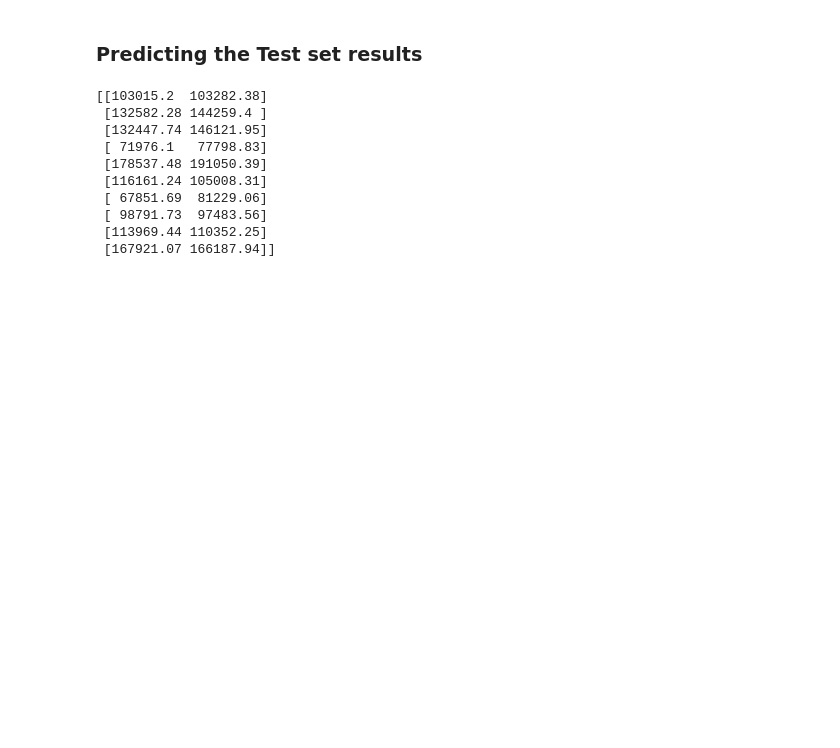
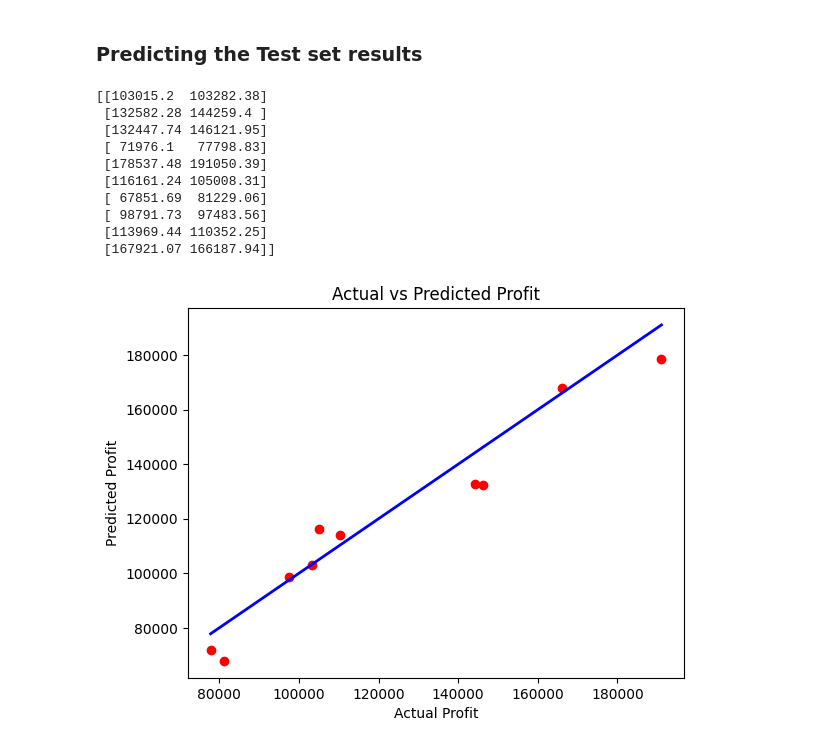
Before and after one commit to Pin-Han/MachineLearning-Notes, a Jupyter notebook: Part2-Regression/multiple_linear_regression.ipynb, the cells around one changed output. Drawn from its saved outputs; the diff is of its cells as text; code cells hidden in the pictures; blank space fills up the shorter version.

Commit message:
Add visualization for multiple linear regression predictions

```diff
--- a/Part2-Regression/multiple_linear_regression.ipynb
+++ b/Part2-Regression/multiple_linear_regression.ipynb
@@ -116,3 +116,14 @@ print(np.concatenate((y_pred.reshape(len(y_pred),1), y_test.reshape(len(y_test),
  [ 98791.73  97483.56]
  [113969.44 110352.25]
  [167921.07 166187.94]]
+# %%
+plt.scatter(y_test, y_pred, color='red')
+plt.plot([y_test.min(), y_test.max()], [y_test.min(), y_test.max()], 'blue', lw=2)
+# 繪製對角線，表示完美預測的情況
+
+plt.title('Actual vs Predicted Profit')
+plt.xlabel('Actual Profit')
+plt.ylabel('Predicted Profit')
+plt.show()
+# %% [output]
+[figure, added]
```
